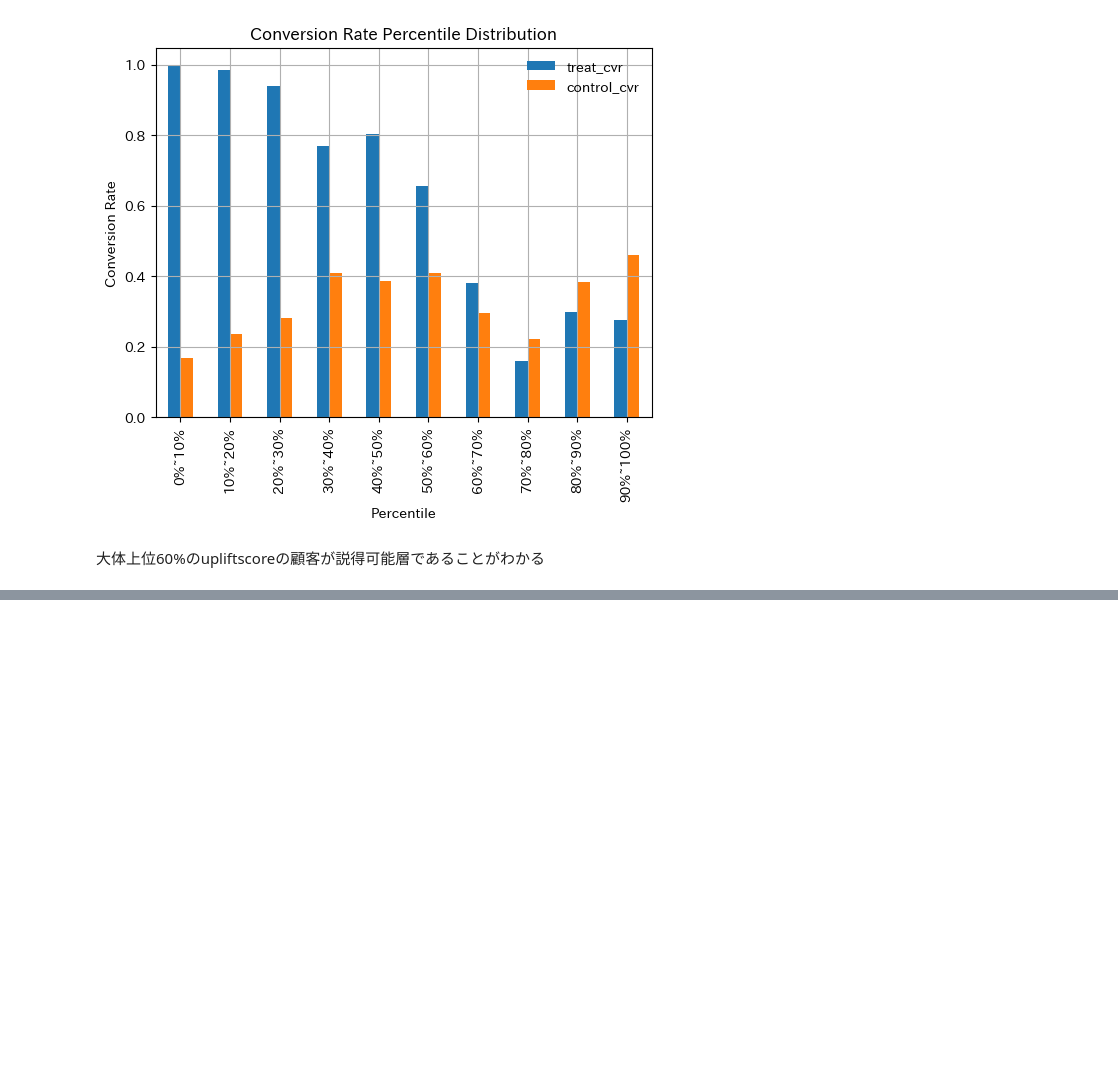
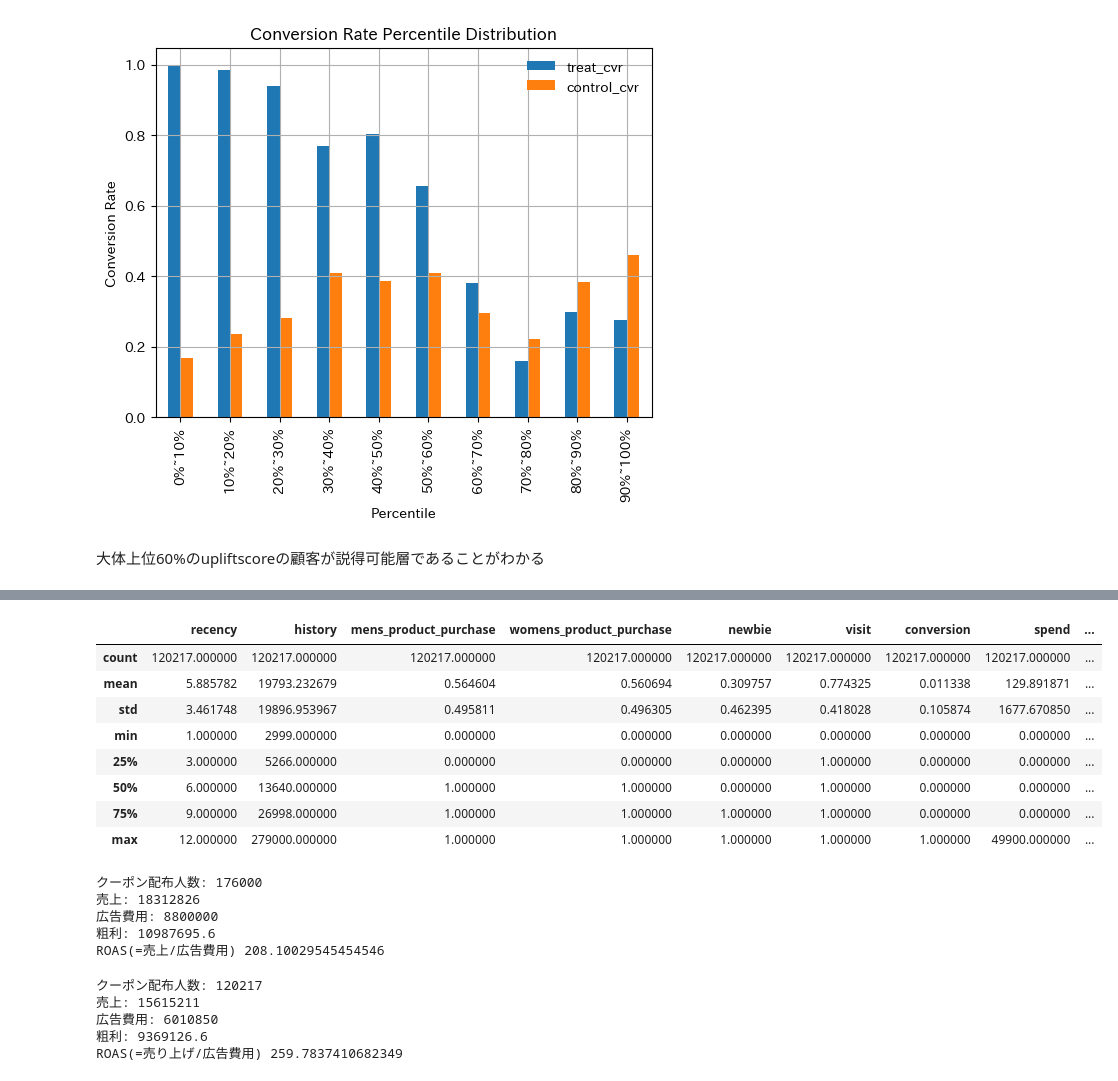
Before and after one commit to Lisankk/Dirisl_Phase2_PJT, a Jupyter notebook: calculate_auuc_ipynb_のコピー.ipynb, the cells around one changed output, grey strips where cells are left out. Drawn from its saved outputs; the diff is of its cells as text; code cells hidden in the pictures; blank space fills up the shorter version.

```diff
--- a/calculate_auuc_ipynb_のコピー.ipynb
+++ b/calculate_auuc_ipynb_のコピー.ipynb
@@ -448,0 +624,38 @@ plt.show()
+# %%
+df_all_result_plus.describe()
+# %% [output]
+|  | recency | history | mens_product_purchase | womens_product_purchase | newbie | visit | conversion | spend | ... |
+| count | 120217.000000 | 120217.000000 | 120217.000000 | 120217.000000 | 120217.000000 | 120217.000000 | 120217.000000 | 120217.000000 | ... |
+| mean | 5.885782 | 19793.232679 | 0.564604 | 0.560694 | 0.309757 | 0.774325 | 0.011338 | 129.891871 | ... |
+| std | 3.461748 | 19896.953967 | 0.495811 | 0.496305 | 0.462395 | 0.418028 | 0.105874 | 1677.670850 | ... |
+| min | 1.000000 | 2999.000000 | 0.000000 | 0.000000 | 0.000000 | 0.000000 | 0.000000 | 0.000000 | ... |
+| 25% | 3.000000 | 5266.000000 | 0.000000 | 0.000000 | 0.000000 | 1.000000 | 0.000000 | 0.000000 | ... |
+| 50% | 6.000000 | 13640.000000 | 1.000000 | 1.000000 | 0.000000 | 1.000000 | 0.000000 | 0.000000 | ... |
+| 75% | 9.000000 | 26998.000000 | 1.000000 | 1.000000 | 1.000000 | 1.000000 | 0.000000 | 0.000000 | ... |
+| max | 12.000000 | 279000.000000 | 1.000000 | 1.000000 | 1.000000 | 1.000000 | 1.000000 | 49900.000000 | ... |
+# %%
+#現状の広告対効果を算出
+print("クーポン配布人数:", df_all_result["visit"].count())
+print("売上:", df_all_result["spend"].sum())
+print("広告費用:", df_all_result["visit"].count() * 50)
+print("粗利:", df_all_result["spend"].sum() * 0.6)
+print("ROAS(=売上/広告費用)", 100*df_all_result["spend"].sum()/(df_all_result["visit"].count() * 50))
+# %% [output]
+クーポン配布人数: 176000
+売上: 18312826
+広告費用: 8800000
+粗利: 10987695.6
+ROAS(=売上/広告費用) 208.10029545454546
+# %%
+#upliftmodelの広告対効果を算出
+print("クーポン配布人数:", df_all_result_plus["visit"].count())
+print("売上:", df_all_result_plus["spend"].sum())
+print("広告費用:", df_all_result_plus["visit"].count() * 50)
+print("粗利:", df_all_result_plus["spend"].sum() * 0.6)
+print("ROAS(=売り上げ/広告費用)", 100*df_all_result_plus["spend"].sum()/(df_all_result_plus["visit"].count() * 50))
+# %% [output]
+クーポン配布人数: 120217
+売上: 15615211
+広告費用: 6010850
+粗利: 9369126.6
+ROAS(=売り上げ/広告費用) 259.7837410682349
```
Also changed, not shown: parts of 20 cells of this notebook.
